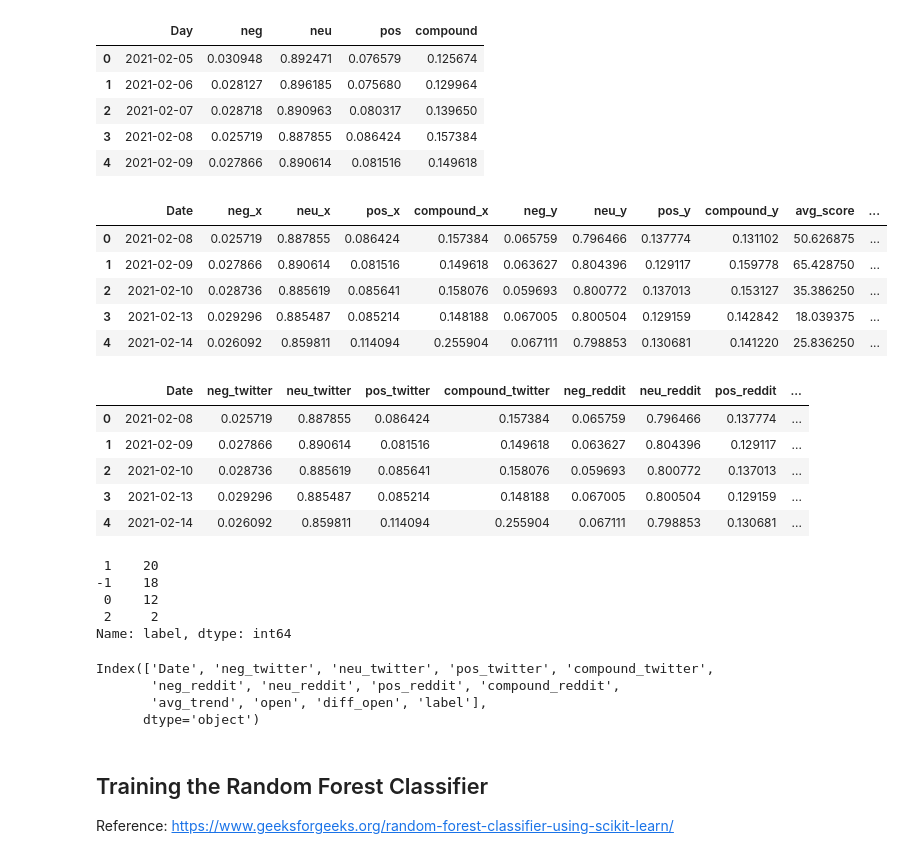
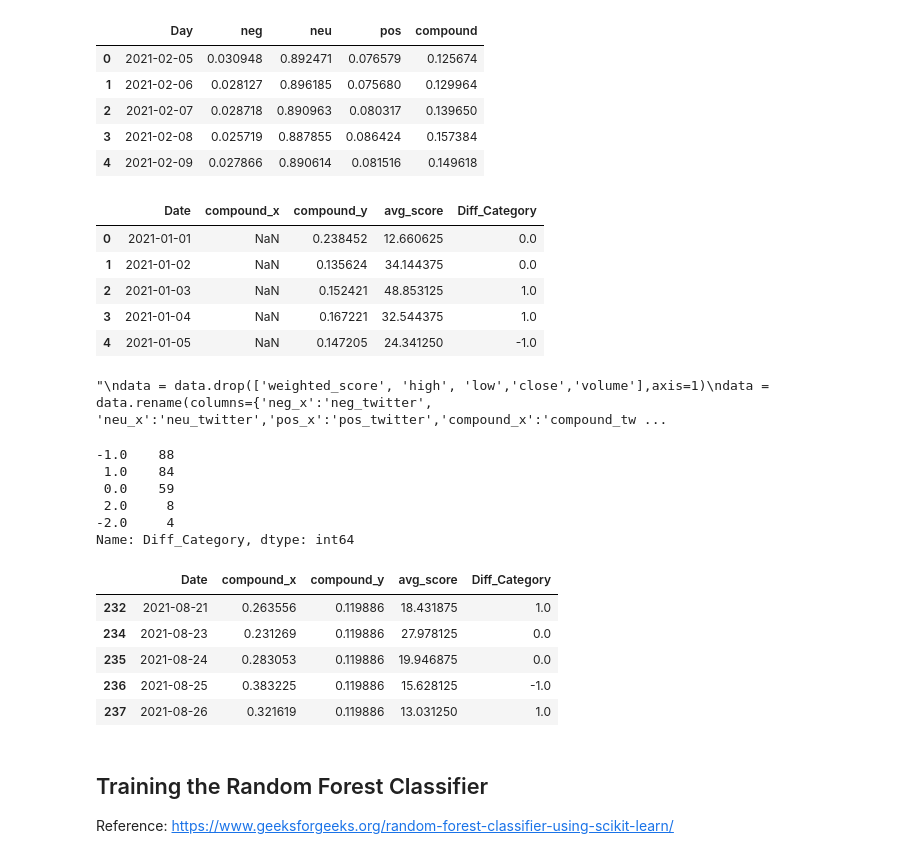
Before and after one commit to aashka-trivedi/cryptocurrency-and-public-sentiment, a Jupyter notebook: code/modelling/BitcoinPriceModel.ipynb, the cells around one changed output. Saved outputs shown, nothing was run; the diff lists cells and outputs as text; code cells hidden in the pictures.

```diff
--- a/code/modelling/BitcoinPriceModel.ipynb
+++ b/code/modelling/BitcoinPriceModel.ipynb
@@ -63,47 +63,53 @@ twitter = twitter.rename(columns={"Day": "Date"})
 # %%
 #Combine Data into dataframe
 
 data = pd.DataFrame()
 data["Date"] = bitcoin["Date"]
-data = data.merge(twitter, on='Date')
-data = data.merge(reddit, on='Date')
-data = data.merge(trends, on='Date')
-data = data.merge(bitcoin, on='Date')
+data = data.merge(twitter[['Date','compound']], on='Date',how='outer')
+data = data.merge(reddit[['Date','compound']], on='Date', how='outer')
+data = data.merge(trends[['Date', 'avg_score']], on='Date',how='outer')
+data = data.merge(bitcoin[['Date','Diff_Category']], on='Date',how='outer')
 data.head()
 # %% [output]
-|  | Date | neg_x | neu_x | pos_x | compound_x | neg_y | neu_y | pos_y | compound_y | avg_score | ... |
-| 0 | 2021-02-08 | 0.025719 | 0.887855 | 0.086424 | 0.157384 | 0.065759 | 0.796466 | 0.137774 | 0.131102 | 50.626875 | ... |
-| 1 | 2021-02-09 | 0.027866 | 0.890614 | 0.081516 | 0.149618 | 0.063627 | 0.804396 | 0.129117 | 0.159778 | 65.428750 | ... |
-| 2 | 2021-02-10 | 0.028736 | 0.885619 | 0.085641 | 0.158076 | 0.059693 | 0.800772 | 0.137013 | 0.153127 | 35.386250 | ... |
-| 3 | 2021-02-13 | 0.029296 | 0.885487 | 0.085214 | 0.148188 | 0.067005 | 0.800504 | 0.129159 | 0.142842 | 18.039375 | ... |
-| 4 | 2021-02-14 | 0.026092 | 0.859811 | 0.114094 | 0.255904 | 0.067111 | 0.798853 | 0.130681 | 0.141220 | 25.836250 | ... |
+|  | Date | compound_x | compound_y | avg_score | Diff_Category |
+| 0 | 2021-01-01 | NaN | 0.238452 | 12.660625 | 0.0 |
+| 1 | 2021-01-02 | NaN | 0.135624 | 34.144375 | 0.0 |
+| 2 | 2021-01-03 | NaN | 0.152421 | 48.853125 | 1.0 |
+| 3 | 2021-01-04 | NaN | 0.167221 | 32.544375 | 1.0 |
+| 4 | 2021-01-05 | NaN | 0.147205 | 24.341250 | -1.0 |
 # %%
 #Rename columns, drop unnecessary columns
+'''
 data = data.drop(['weighted_score', 'high', 'low','close','volume'],axis=1)
 data = data.rename(columns={'neg_x':'neg_twitter', 'neu_x':'neu_twitter','pos_x':'pos_twitter','compound_x':'compound_twitter','neg_y':'neg_reddit', 'neu_y':'neu_reddit','pos_y':'pos_reddit','compound_y':'compound_reddit','avg_score':'avg_trend','Diff_Open':'diff_open','Diff_Category':'label'})
 data.head()
+'''
 # %% [output]
-|  | Date | neg_twitter | neu_twitter | pos_twitter | compound_twitter | neg_reddit | neu_reddit | pos_reddit | ... |
-| 0 | 2021-02-08 | 0.025719 | 0.887855 | 0.086424 | 0.157384 | 0.065759 | 0.796466 | 0.137774 | ... |
-| 1 | 2021-02-09 | 0.027866 | 0.890614 | 0.081516 | 0.149618 | 0.063627 | 0.804396 | 0.129117 | ... |
-| 2 | 2021-02-10 | 0.028736 | 0.885619 | 0.085641 | 0.158076 | 0.059693 | 0.800772 | 0.137013 | ... |
-| 3 | 2021-02-13 | 0.029296 | 0.885487 | 0.085214 | 0.148188 | 0.067005 | 0.800504 | 0.129159 | ... |
-| 4 | 2021-02-14 | 0.026092 | 0.859811 | 0.114094 | 0.255904 | 0.067111 | 0.798853 | 0.130681 | ... |
+"\ndata = data.drop(['weighted_score', 'high', 'low','close','volume'],axis=1)\ndata = data.rename(columns={'neg_x':'neg_twitter', 'neu_x':'neu_twitter','pos_x':'pos_twitter','compound_x':'compound_tw ...
 # %%
-data['label'].value_counts()
+data['Diff_Category'].value_counts()
 # %% [output]
- 1    20
--1    18
- 0    12
- 2     2
-Name: label, dtype: int64
+-1.0    88
+ 1.0    84
+ 0.0    59
+ 2.0     8
+-2.0     4
+Name: Diff_Category, dtype: int64
-# %%
-data.columns
-# %% [output]
-Index(['Date', 'neg_twitter', 'neu_twitter', 'pos_twitter', 'compound_twitter',
-       'neg_reddit', 'neu_reddit', 'pos_reddit', 'compound_reddit',
-       'avg_trend', 'open', 'diff_open', 'label'],
-      dtype='object')
+# %%
+#Drop all values for which we dont have the bitcoin price category
+data = data.dropna(subset=['Diff_Category'])
+#drop all values for which both twitter and reddit scores are missing
+data = data.dropna(thresh=4)
+#Fill NAN values with the mean
+data = data.fillna(data.mean())
+data.tail()
+# %% [output]
+|  | Date | compound_x | compound_y | avg_score | Diff_Category |
+| 232 | 2021-08-21 | 0.263556 | 0.119886 | 18.431875 | 1.0 |
+| 234 | 2021-08-23 | 0.231269 | 0.119886 | 27.978125 | 0.0 |
+| 235 | 2021-08-24 | 0.283053 | 0.119886 | 19.946875 | 0.0 |
+| 236 | 2021-08-25 | 0.383225 | 0.119886 | 15.628125 | -1.0 |
+| 237 | 2021-08-26 | 0.321619 | 0.119886 | 13.031250 | 1.0 |
 # %%
 #get training and test data
 #Using only compound sentiment score, and average google trend score
```
Also changed, not shown: parts of 34 cells of this notebook, 2 other files.
